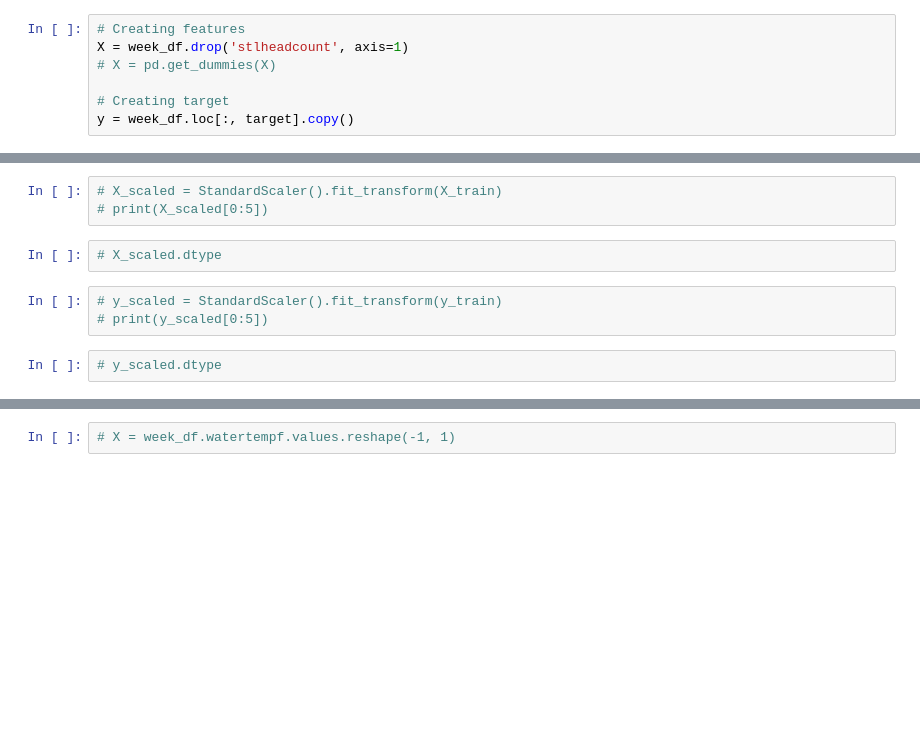
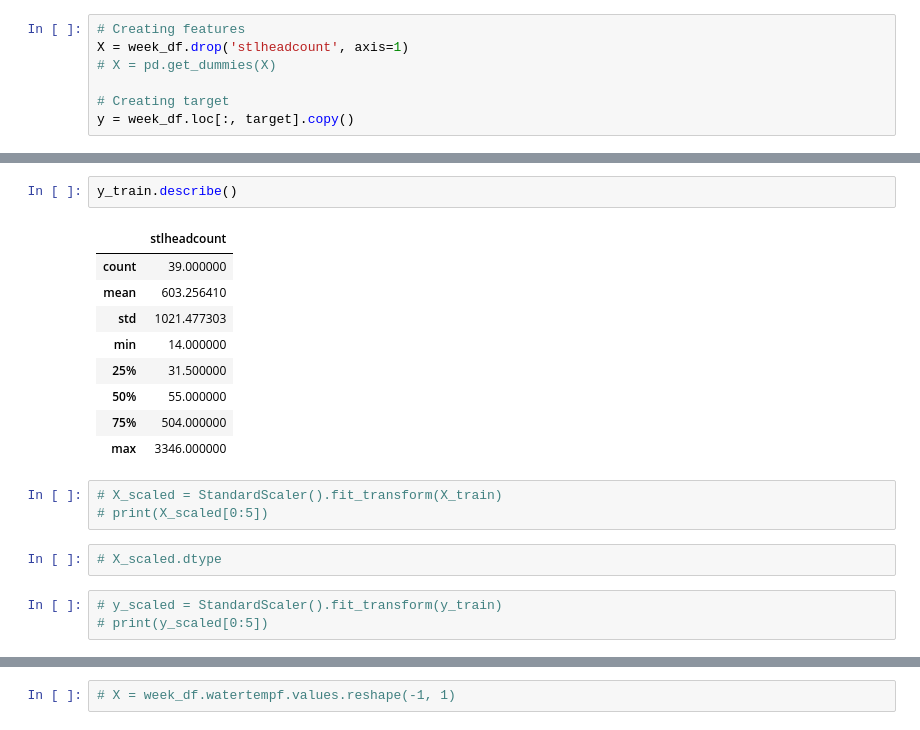
Before and after one commit to mthalken/fish_count, a Jupyter notebook: fish_ml_practice.ipynb, the cells around one changed output, grey strips where cells are left out. Saved outputs shown, nothing was run; the diff lists cells and outputs as text; blank space fills up the shorter version.

```diff
--- a/fish_ml_practice.ipynb
+++ b/fish_ml_practice.ipynb
@@ -198,10 +198,20 @@ dtype: object
+# %%
+y_train.describe()
+# %% [output]
+|  | stlheadcount |
+| count | 39.000000 |
+| mean | 603.256410 |
+| std | 1021.477303 |
+| min | 14.000000 |
+| 25% | 31.500000 |
+| 50% | 55.000000 |
+| 75% | 504.000000 |
+| max | 3346.000000 |
 # %%
 # X_scaled = StandardScaler().fit_transform(X_train)
 # print(X_scaled[0:5])
-# %%
-# X_scaled.dtype
+# %%
+# X_scaled.dtype
 # %%
 # y_scaled = StandardScaler().fit_transform(y_train)
 # print(y_scaled[0:5])
-# %%
-# y_scaled.dtype
```
Also changed, not shown: parts of 65 cells of this notebook.
